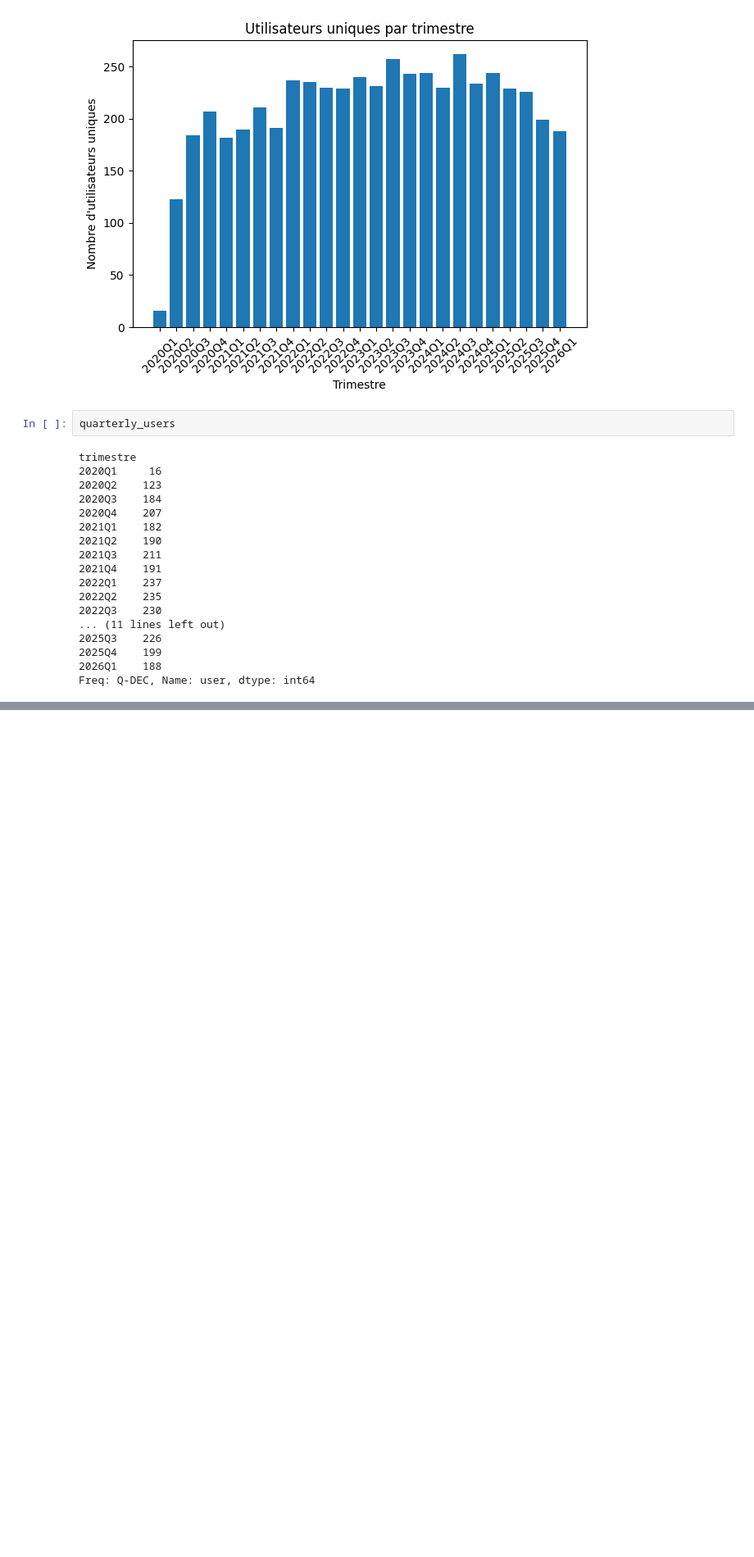
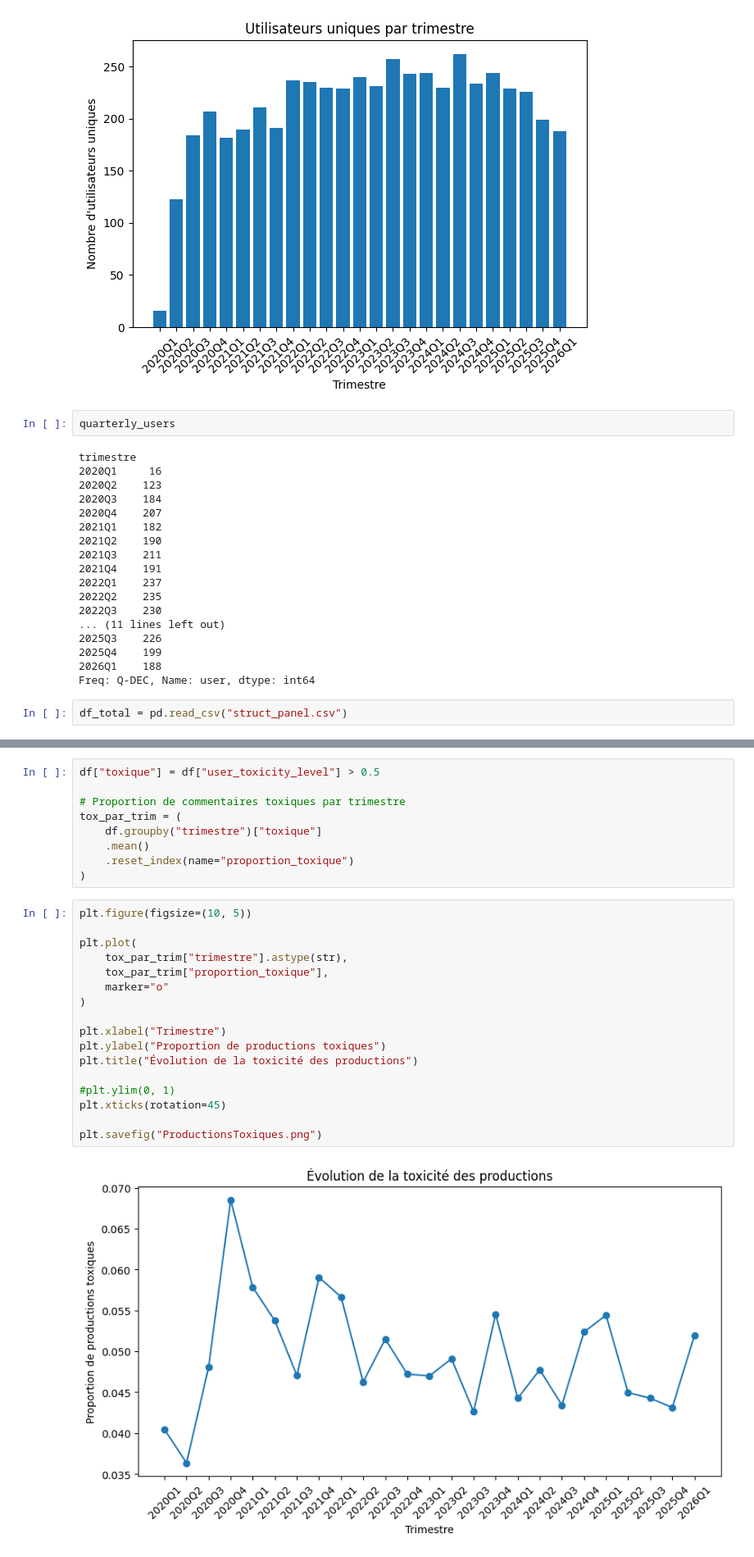
Before and after one commit to CF-Recor/Reddit-Polarization, a Jupyter notebook: description/simple_stats.ipynb, the cells around one changed output, grey strips where cells are left out. Shown at 82% size. Saved outputs shown, nothing was run; the diff lists cells and outputs as text; blank space fills up the shorter version.

```diff
--- a/description/simple_stats.ipynb
+++ b/description/simple_stats.ipynb
@@ -137,3 +137,5 @@ trimestre
 2025Q4    199
 2026Q1    188
 Freq: Q-DEC, Name: user, dtype: int64
+# %%
+df_total = pd.read_csv("struct_panel.csv")
@@ -139,0 +260,28 @@ Freq: Q-DEC, Name: user, dtype: int64
+# %%
+df["toxique"] = df["user_toxicity_level"] > 0.5
+
+# Proportion de commentaires toxiques par trimestre
+tox_par_trim = (
+    df.groupby("trimestre")["toxique"]
+    .mean()
+    .reset_index(name="proportion_toxique")
+)
+# %%
+plt.figure(figsize=(10, 5))
+
+plt.plot(
+    tox_par_trim["trimestre"].astype(str),
+    tox_par_trim["proportion_toxique"],
+    marker="o"
+)
+
+plt.xlabel("Trimestre")
+plt.ylabel("Proportion de productions toxiques")
+plt.title("Évolution de la toxicité des productions")
+
+#plt.ylim(0, 1)
+plt.xticks(rotation=45)
+
+plt.savefig("ProductionsToxiques.png")
+# %% [output]
+[figure, added]
```
Also changed, not shown: parts of 8 cells of this notebook.
